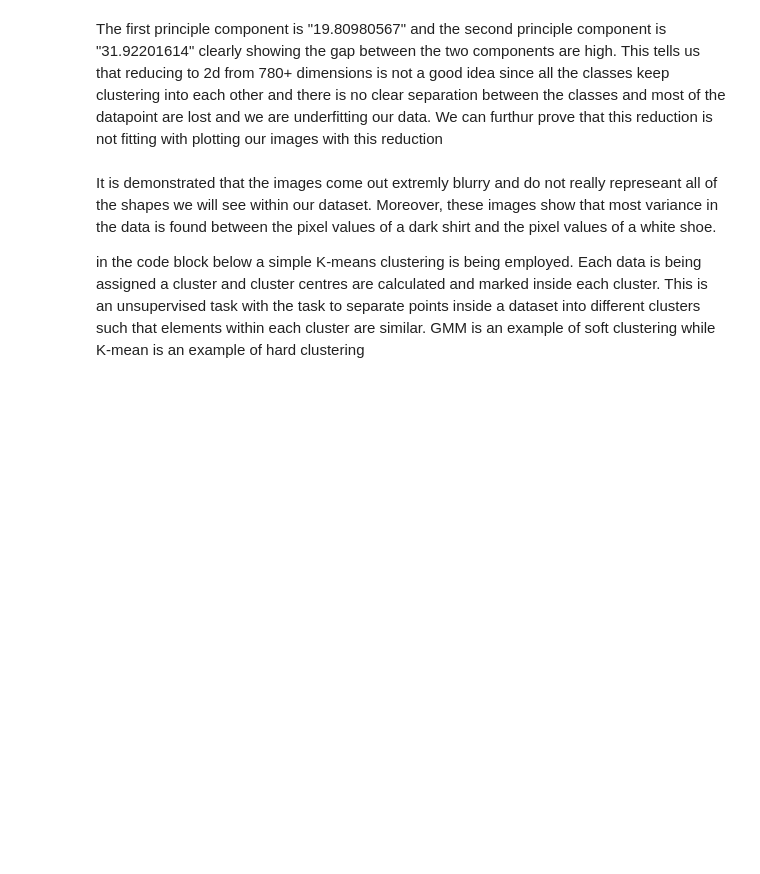
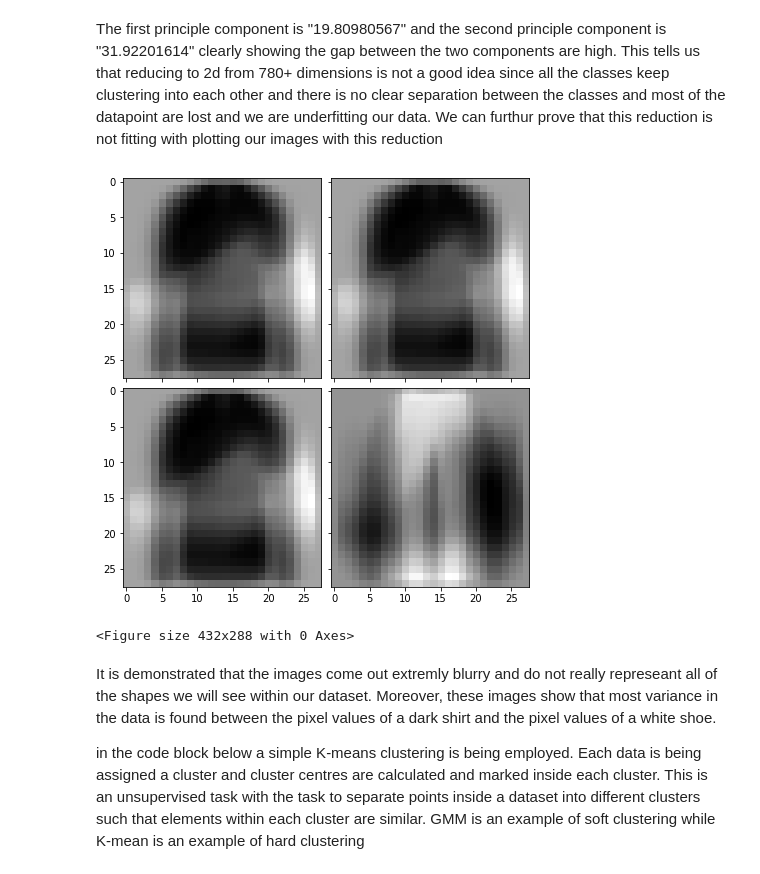
Before and after one commit to RadShiadeh/MLCW, a Jupyter notebook: cw.ipynb, the cells around one changed output. Cells and saved outputs as stored; diff of their text form; code cells hidden in the pictures; blank space fills up the shorter version.

```diff
--- a/cw.ipynb
+++ b/cw.ipynb
@@ -115,15 +136,19 @@ plt.title('2D pca')
 # %% [markdown]
 The first principle component is "19.80980567" and the second principle component is "31.92201614" clearly showing the gap between the two components are high. This tells us that reducing to 2d from 780+ dimensions is not a good idea since all the classes keep clustering into each other and there is no clear separation between the classes and most of the datapoint are lost and we are underfitting our data. We can furthur prove that this reduction is not fitting with plotting our images with this reduction
 # %%
-fig, axes = plt.subplots(2,2, figsize = (10,5), sharex=True, sharey = True, constrained_layout = True )
+fig, axes = plt.subplots(2,2, figsize = (6,6), sharex=True, sharey = True, constrained_layout = True )
 
 # First 2 principal components
 p_2d = [pca.components_[i].reshape(28,28) for i in range(0,2)]
 
 for pc in range(0,2):
     axes[0,pc].imshow(p_2d[0], aspect='auto', cmap = "gray_r")
     axes[1,pc].imshow(p_2d[pc], aspect='auto', cmap = "gray_r")
 plt.show()
+plt.savefig('2dPCA_reductionImage')
+# %% [output]
+[figure, added]
+<Figure size 432x288 with 0 Axes>
 # %% [markdown]
 It is demonstrated that the images come out extremly blurry and do not really represeant all of the shapes we will see within our dataset. Moreover, these images show that most variance in the data is found between the pixel values of a dark shirt and the pixel values of a white shoe.
 
```
Also changed, not shown: parts of 36 cells of this notebook.
